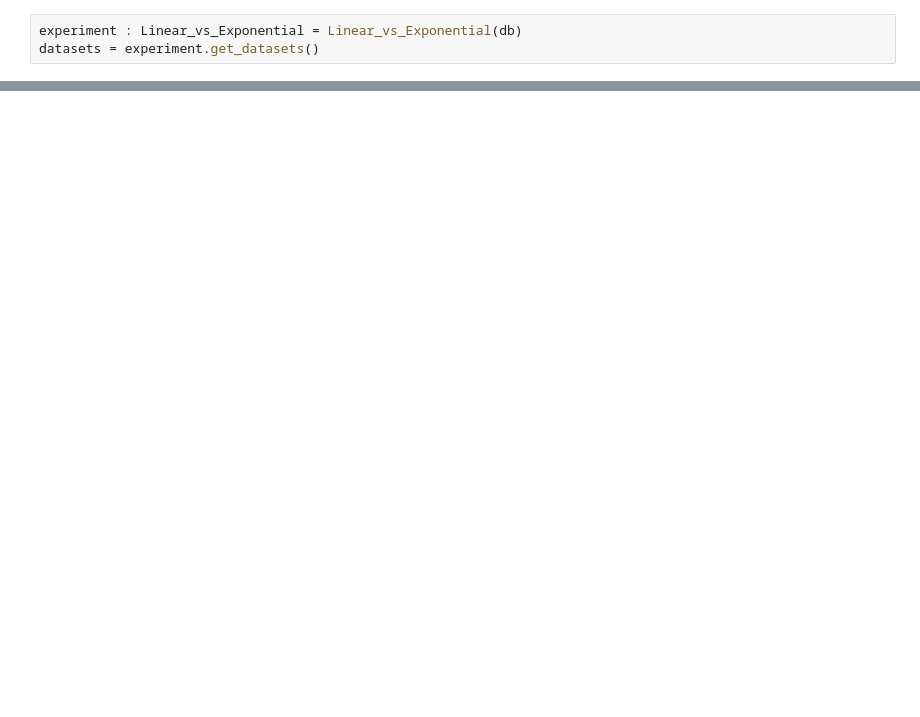
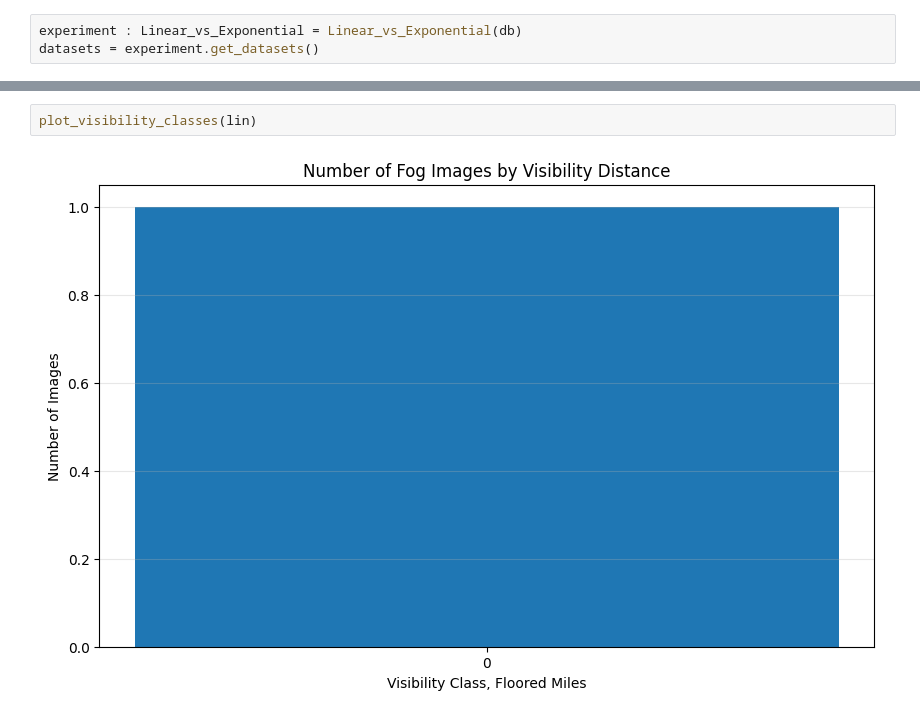
Before and after one commit to JSchpp12/FoggyVision, a Jupyter notebook: notebooks/experiment_setup/Linear_v_Exponential.ipynb, the cells around one changed output, grey strips where cells are left out. Drawn from its saved outputs; the diff is of its cells as text; blank space fills up the shorter version.

```diff
--- a/notebooks/experiment_setup/Linear_v_Exponential.ipynb
+++ b/notebooks/experiment_setup/Linear_v_Exponential.ipynb
@@ -92,0 +178,4 @@ datasets = experiment.get_datasets()
+# %%
+plot_visibility_classes(lin)
+# %% [output]
+[figure, added]
```
Also changed, not shown: parts of 10 cells of this notebook, 1 other file.
